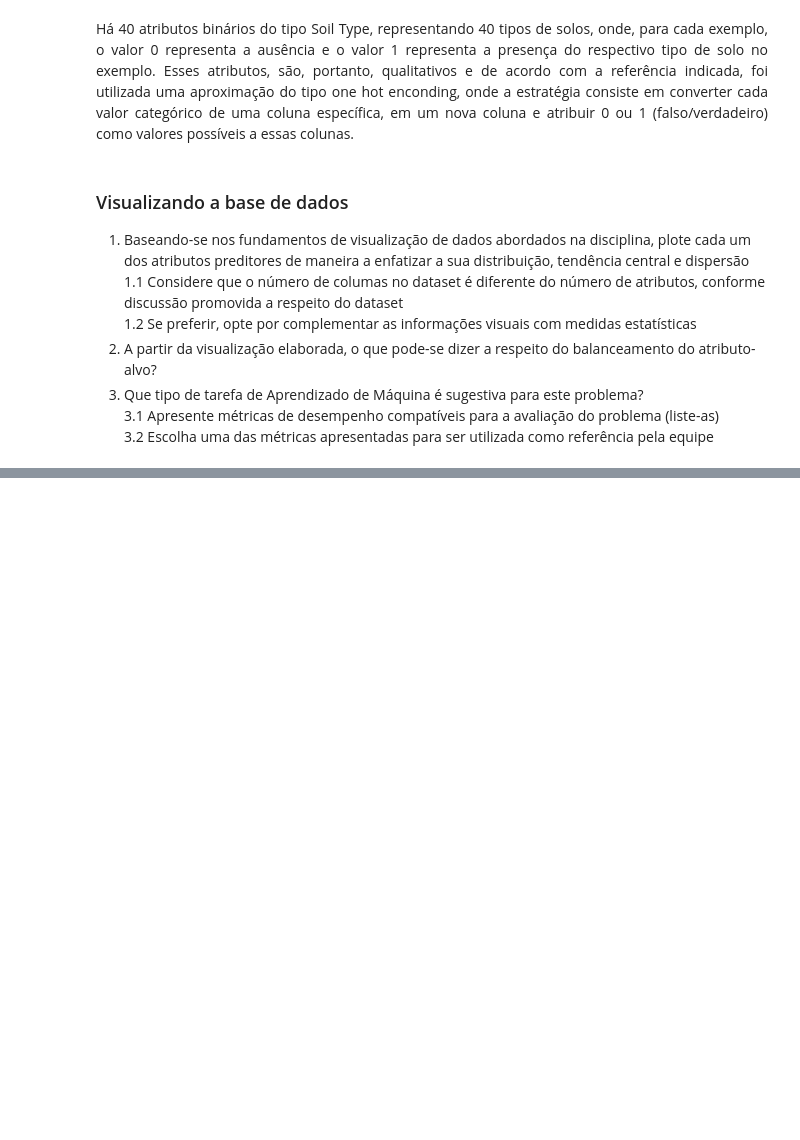
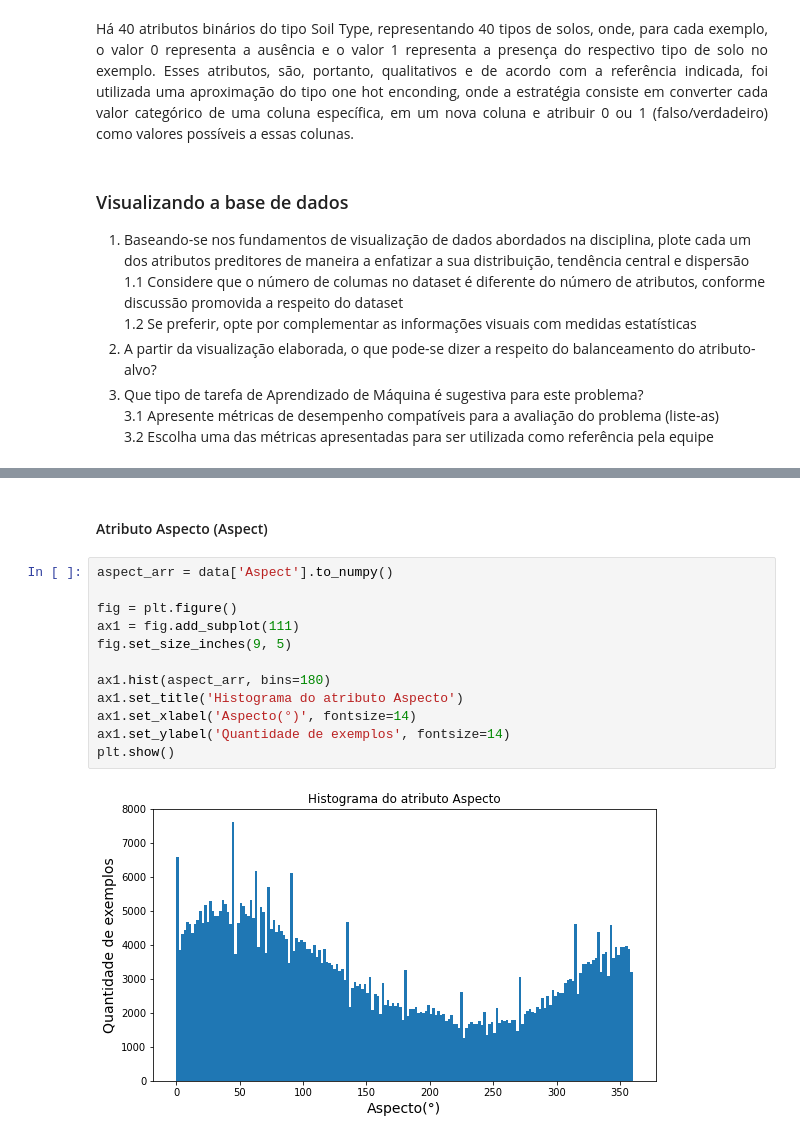
Before and after one commit to elloa-uea/projeto-pratico-3-rna-pp3-team-equilibrium, a Jupyter notebook: notebooks/PP3.2 - Conhecendo o Conjunto de Dados.ipynb, the cells around one changed output, grey strips where cells are left out. Saved outputs shown, nothing was run; the diff lists cells and outputs as text; blank space fills up the shorter version.

```diff
--- a/notebooks/PP3.2 - Conhecendo o Conjunto de Dados.ipynb
+++ b/notebooks/PP3.2 - Conhecendo o Conjunto de Dados.ipynb
@@ -164,0 +201,16 @@ False
+# %% [markdown]
+#### Atributo Aspecto (Aspect)
+# %%
+aspect_arr = data['Aspect'].to_numpy()
+
+fig = plt.figure()
+ax1 = fig.add_subplot(111)
+fig.set_size_inches(9, 5)
+
+ax1.hist(aspect_arr, bins=180)
+ax1.set_title('Histograma do atributo Aspecto')
+ax1.set_xlabel('Aspecto(°)', fontsize=14)
+ax1.set_ylabel('Quantidade de exemplos', fontsize=14)
+plt.show()
+# %% [output]
+[figure, added]
```
Also changed, not shown: parts of 23 cells of this notebook.
